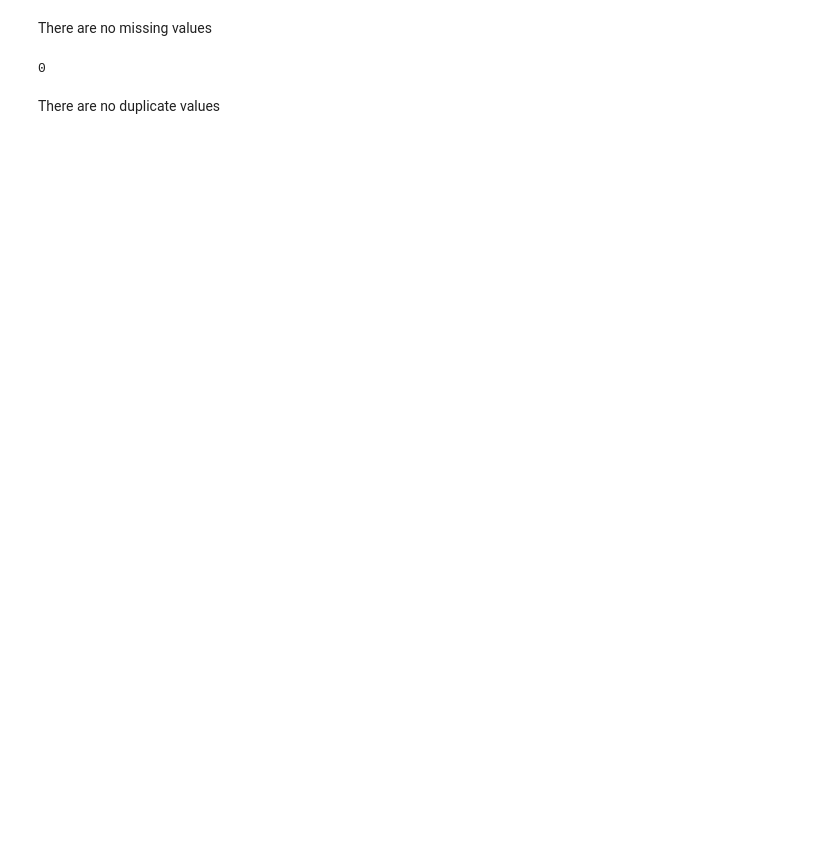
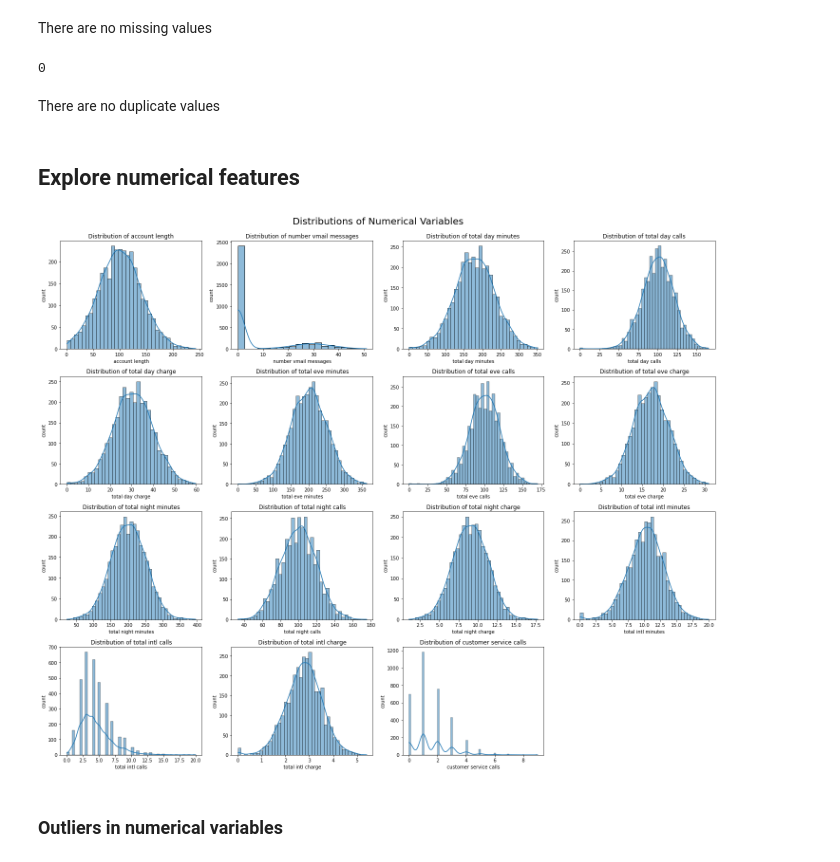
Before and after one commit to AgathaNyambati/SyriaTel-Customer-Churn, a Jupyter notebook: churn.ipynb, the cells around one changed output. Saved outputs shown, nothing was run; the diff lists cells and outputs as text; code cells hidden in the pictures; blank space fills up the shorter version.

Commit message:
added numerical feature histplot distribution

```diff
--- a/churn.ipynb
+++ b/churn.ipynb
@@ -172,6 +172,6 @@ Some features like phone nummber and account length have less impact on customer
 # %%
 #Dropping irrelevant columns
-df = df.drop(['phone number', 'account length'], axis=1)
+df = df.drop(['phone number'], axis=1)
 # %%
 # Numerical Columns
 print(df.select_dtypes(include='number').columns)
@@ -222,3 +229,38 @@ df.duplicated().sum()
 0
 # %% [markdown]
 There are no duplicate values
+# %% [markdown]
+## Explore numerical features
+# %%
+#checking for distribution of the numeric features
+numeric_features = ['account length', 'number vmail messages', 'total day minutes', 'total day calls', 'total day charge',
+'total eve minutes', 'total eve calls', 'total eve charge', 'total night minutes', 'total night calls',
+'total night charge', 'total intl minutes', 'total intl calls', 'total intl charge', 'customer service calls']
+
+# Create a 4x4 grid of subplots
+fig, axes = plt.subplots(nrows=4, ncols=4, figsize=(20, 16))
+
+# Flatten the axes array for easier iteration
+axes = axes.flatten()
+
+# Plot each feature in a separate subplot
+for i, feature in enumerate(numeric_features):
+    sns.histplot(df[feature], kde=True, ax=axes[i])
+    axes[i].set_title(f'Distribution of {feature}')
+    axes[i].set_xlabel(feature)
+    axes[i].set_ylabel('count')
+
+# Remove any empty subplots (if fewer than 16 features)
+for j in range(i+1, len(axes)):
+    fig.delaxes(axes[j])
+
+# Adjust layout to prevent overlap
+plt.tight_layout()
+
+# Add an overarching title to the figure
+plt.suptitle('Distributions of Numerical Variables', fontsize=20, y=1.02)
+plt.show()
+# %% [output]
+[figure, added]
+# %% [markdown]
+### Outliers in numerical variables
```
Also changed, not shown: parts of 6 cells of this notebook.
